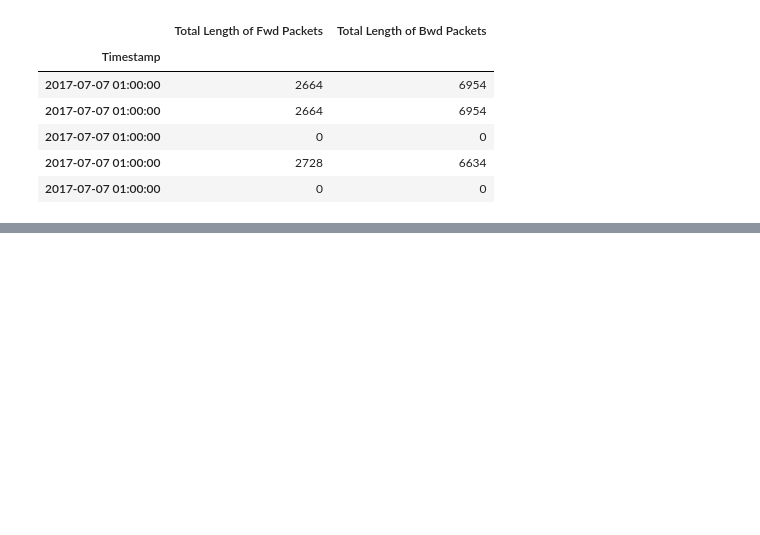
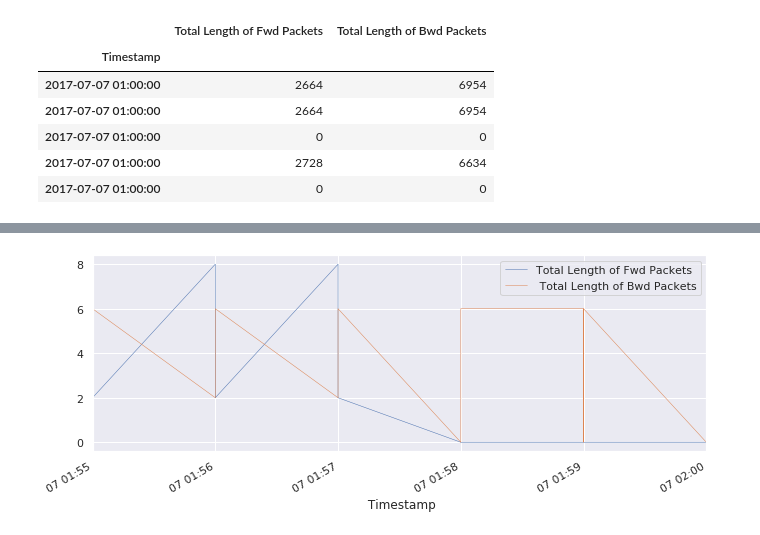
Before and after one commit to SaqlainHussainShah/implementation-of-sdi, a Jupyter notebook: Clustering_+_Time_Series.ipynb, the cells around one changed output, grey strips where cells are left out. Cells and saved outputs as stored; diff of their text form; code cells hidden in the pictures; blank space fills up the shorter version.

```diff
--- a/Clustering_+_Time_Series.ipynb
+++ b/Clustering_+_Time_Series.ipynb
@@ -222,0 +249,8 @@ X_time_five_minutes=X_time.between_time('1:55:00', '2:00:00')
+# %%
+import seaborn as sns
+# Use seaborn style defaults and set the default figure size
+sns.set(rc={'figure.figsize':(11, 4)})
+# %%
+X_time_five_minutes[['Total Length of Fwd Packets',' Total Length of Bwd Packets']].plot(linewidth=0.5);
+# %% [output]
+[figure, added]
```
Also changed, not shown: parts of 2 cells of this notebook.
